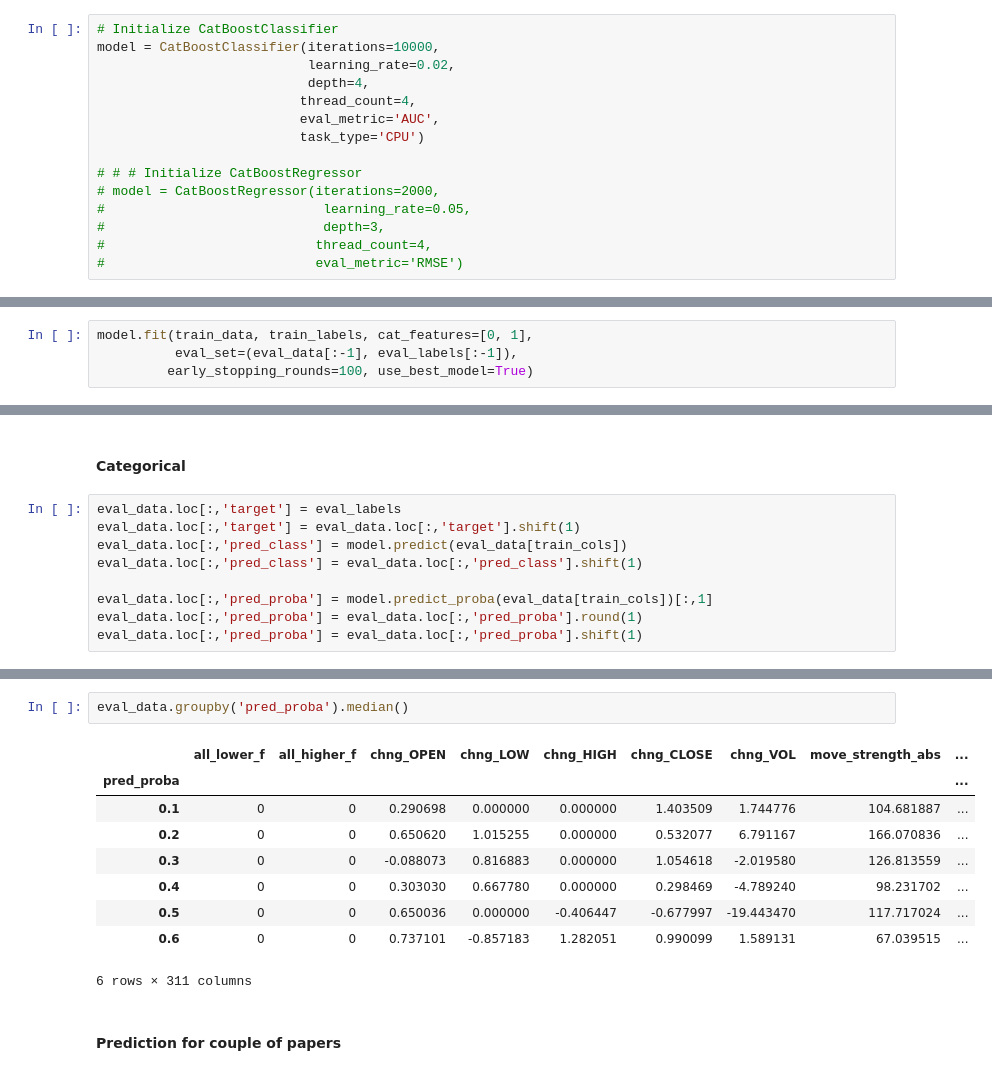
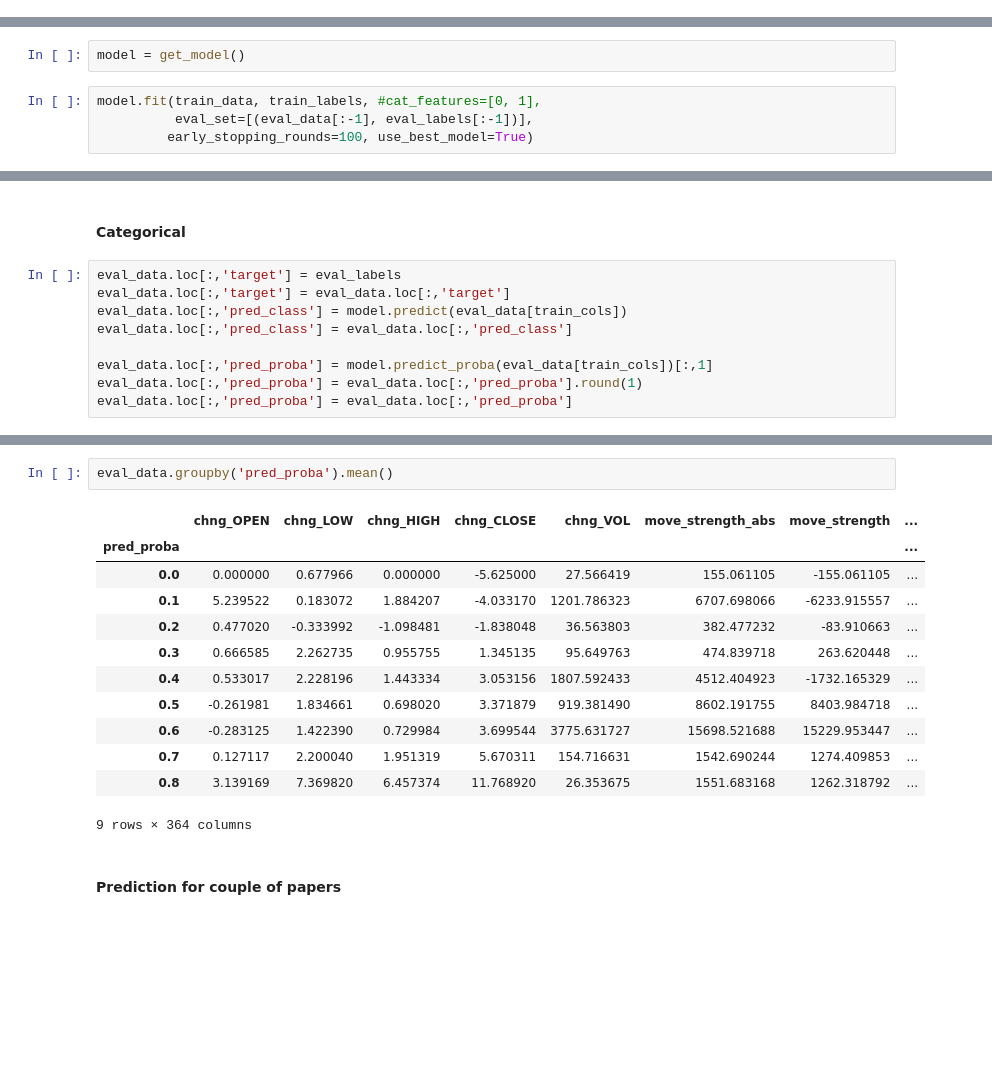
Before and after one commit to showeye/wse_analytics, a Jupyter notebook: bossa.ipynb, the cells around one changed output, grey strips where cells are left out. Saved outputs shown, nothing was run; the diff lists cells and outputs as text; blank space fills up the shorter version.

```diff
--- a/bossa.ipynb
+++ b/bossa.ipynb
@@ -562,18 +566,3 @@ train_data = df.loc[df.index < cut_date,train_cols]
 eval_data = df.loc[df.index >= cut_date,train_cols]
 train_labels = df.loc[df.index < cut_date,'target'].values
 eval_labels = df.loc[df.index >= cut_date,'target'].values
-# %%
-# Initialize CatBoostClassifier
-model = CatBoostClassifier(iterations=10000,
-                           learning_rate=0.02,
-                           depth=4,
-                          thread_count=4,
-                          eval_metric='AUC',
-                          task_type='CPU')
-
-# # # Initialize CatBoostRegressor
-# model = CatBoostRegressor(iterations=2000,
-#                            learning_rate=0.05,
-#                            depth=3,
-#                           thread_count=4,
-#                           eval_metric='RMSE')
@@ -580,5 +613,7 @@ model = CatBoostClassifier(iterations=10000,
+# %%
+model = get_model()
 # %%
-model.fit(train_data, train_labels, cat_features=[0, 1],
-          eval_set=(eval_data[:-1], eval_labels[:-1]),
+model.fit(train_data, train_labels, #cat_features=[0, 1],
+          eval_set=[(eval_data[:-1], eval_labels[:-1])],
          early_stopping_rounds=100, use_best_model=True)
 # %% [output]
@@ -701,13 +762,13 @@ df_res_grouped
 #### Categorical
 # %%
 eval_data.loc[:,'target'] = eval_labels
-eval_data.loc[:,'target'] = eval_data.loc[:,'target'].shift(1)
+eval_data.loc[:,'target'] = eval_data.loc[:,'target']
 eval_data.loc[:,'pred_class'] = model.predict(eval_data[train_cols])
-eval_data.loc[:,'pred_class'] = eval_data.loc[:,'pred_class'].shift(1)
+eval_data.loc[:,'pred_class'] = eval_data.loc[:,'pred_class']
 
 eval_data.loc[:,'pred_proba'] = model.predict_proba(eval_data[train_cols])[:,1]
 eval_data.loc[:,'pred_proba'] = eval_data.loc[:,'pred_proba'].round(1)
-eval_data.loc[:,'pred_proba'] = eval_data.loc[:,'pred_proba'].shift(1)
+eval_data.loc[:,'pred_proba'] = eval_data.loc[:,'pred_proba']
 # %%
 eval_data.groupby('target').mean()['diff_OPEN_CLOSE']
 # %% [output]
@@ -724,16 +785,19 @@ pred_class
 Name: diff_OPEN_CLOSE, dtype: float64
 # %%
-eval_data.groupby('pred_proba').median()
+eval_data.groupby('pred_proba').mean()
 # %% [output]
-|  | all_lower_f | all_higher_f | chng_OPEN | chng_LOW | chng_HIGH | chng_CLOSE | chng_VOL | move_strength_abs | ... |
-| pred_proba |  |  |  |  |  |  |  |  | ... |
-| 0.1 | 0 | 0 | 0.290698 | 0.000000 | 0.000000 | 1.403509 | 1.744776 | 104.681887 | ... |
-| 0.2 | 0 | 0 | 0.650620 | 1.015255 | 0.000000 | 0.532077 | 6.791167 | 166.070836 | ... |
-| 0.3 | 0 | 0 | -0.088073 | 0.816883 | 0.000000 | 1.054618 | -2.019580 | 126.813559 | ... |
-| 0.4 | 0 | 0 | 0.303030 | 0.667780 | 0.000000 | 0.298469 | -4.789240 | 98.231702 | ... |
-| 0.5 | 0 | 0 | 0.650036 | 0.000000 | -0.406447 | -0.677997 | -19.443470 | 117.717024 | ... |
-| 0.6 | 0 | 0 | 0.737101 | -0.857183 | 1.282051 | 0.990099 | 1.589131 | 67.039515 | ... |
+|  | chng_OPEN | chng_LOW | chng_HIGH | chng_CLOSE | chng_VOL | move_strength_abs | move_strength | ... |
+| pred_proba |  |  |  |  |  |  |  | ... |
+| 0.0 | 0.000000 | 0.677966 | 0.000000 | -5.625000 | 27.566419 | 155.061105 | -155.061105 | ... |
+| 0.1 | 5.239522 | 0.183072 | 1.884207 | -4.033170 | 1201.786323 | 6707.698066 | -6233.915557 | ... |
+| 0.2 | 0.477020 | -0.333992 | -1.098481 | -1.838048 | 36.563803 | 382.477232 | -83.910663 | ... |
+| 0.3 | 0.666585 | 2.262735 | 0.955755 | 1.345135 | 95.649763 | 474.839718 | 263.620448 | ... |
+| 0.4 | 0.533017 | 2.228196 | 1.443334 | 3.053156 | 1807.592433 | 4512.404923 | -1732.165329 | ... |
+| 0.5 | -0.261981 | 1.834661 | 0.698020 | 3.371879 | 919.381490 | 8602.191755 | 8403.984718 | ... |
+| 0.6 | -0.283125 | 1.422390 | 0.729984 | 3.699544 | 3775.631727 | 15698.521688 | 15229.953447 | ... |
+| 0.7 | 0.127117 | 2.200040 | 1.951319 | 5.670311 | 154.716631 | 1542.690244 | 1274.409853 | ... |
+| 0.8 | 3.139169 | 7.369820 | 6.457374 | 11.768920 | 26.353675 | 1551.683168 | 1262.318792 | ... |
-6 rows × 311 columns
+9 rows × 364 columns
 # %% [markdown]
 #### Prediction for couple of papers
 # %%
```
Also changed, not shown: parts of 31 cells of this notebook.
